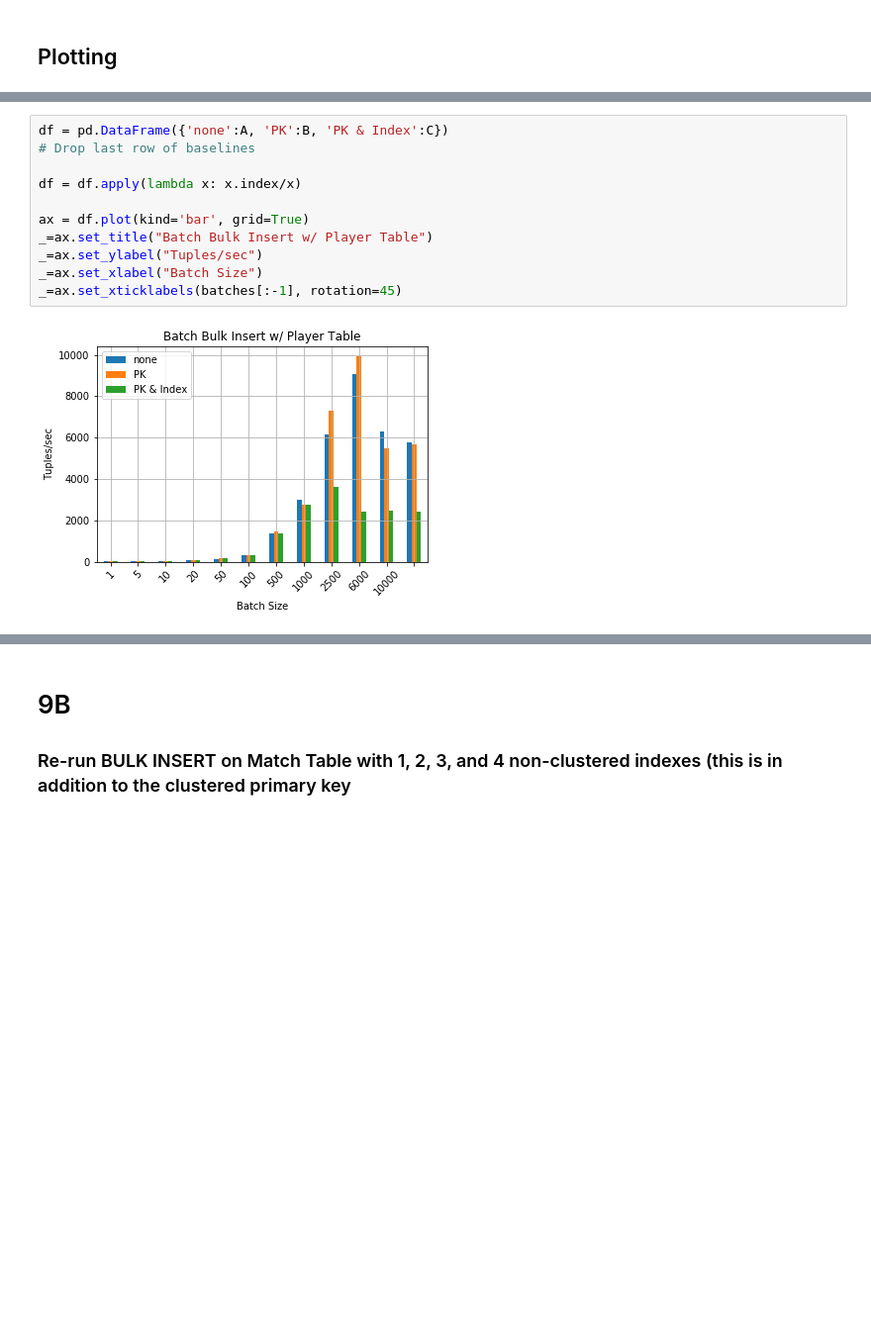
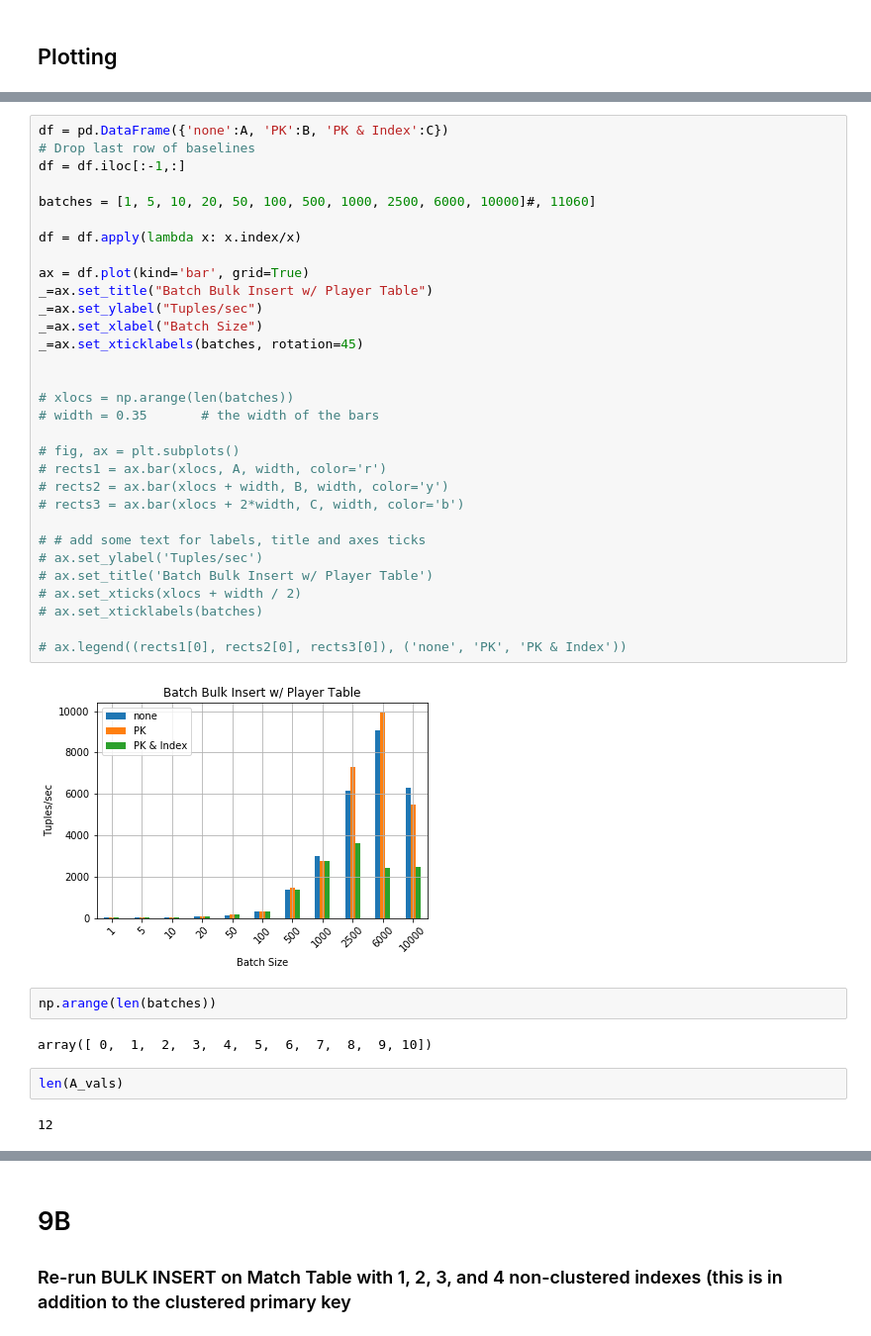
Before and after one commit to AmirSafi/IMT563_Advanced_Database_Systems_Soccer, a Jupyter notebook: Notebooks/Insertion Performance Experiments.ipynb, the cells around one changed output, grey strips where cells are left out. Shown at 99% size. Cells and saved outputs as stored; diff of their text form; blank space fills up the shorter version.

Commit message:
Ran INSERT INTO experiments and stuff

```diff
--- a/Notebooks/Insertion Performance Experiments.ipynb
+++ b/Notebooks/Insertion Performance Experiments.ipynb
@@ -147,13 +181,41 @@ df
 # %%
 df = pd.DataFrame({'none':A, 'PK':B, 'PK & Index':C})
 # Drop last row of baselines
+df = df.iloc[:-1,:]
+
+batches = [1, 5, 10, 20, 50, 100, 500, 1000, 2500, 6000, 10000]#, 11060]
 
 df = df.apply(lambda x: x.index/x)
 
 ax = df.plot(kind='bar', grid=True)
 _=ax.set_title("Batch Bulk Insert w/ Player Table")
 _=ax.set_ylabel("Tuples/sec")
 _=ax.set_xlabel("Batch Size")
-_=ax.set_xticklabels(batches[:-1], rotation=45)
+_=ax.set_xticklabels(batches, rotation=45)
+
+
+# xlocs = np.arange(len(batches))
+# width = 0.35       # the width of the bars
+
+# fig, ax = plt.subplots()
+# rects1 = ax.bar(xlocs, A, width, color='r')
+# rects2 = ax.bar(xlocs + width, B, width, color='y')
+# rects3 = ax.bar(xlocs + 2*width, C, width, color='b')
+
+# # add some text for labels, title and axes ticks
+# ax.set_ylabel('Tuples/sec')
+# ax.set_title('Batch Bulk Insert w/ Player Table')
+# ax.set_xticks(xlocs + width / 2)
+# ax.set_xticklabels(batches)
+
+# ax.legend((rects1[0], rects2[0], rects3[0]), ('none', 'PK', 'PK & Index'))
 # %% [output]
-[figure, old version]
+[figure, new version]
+# %%
+np.arange(len(batches))
+# %% [output]
+array([ 0,  1,  2,  3,  4,  5,  6,  7,  8,  9, 10])
+# %%
+len(A_vals)
+# %% [output]
+12
```
Also changed, not shown: parts of 11 cells of this notebook.
